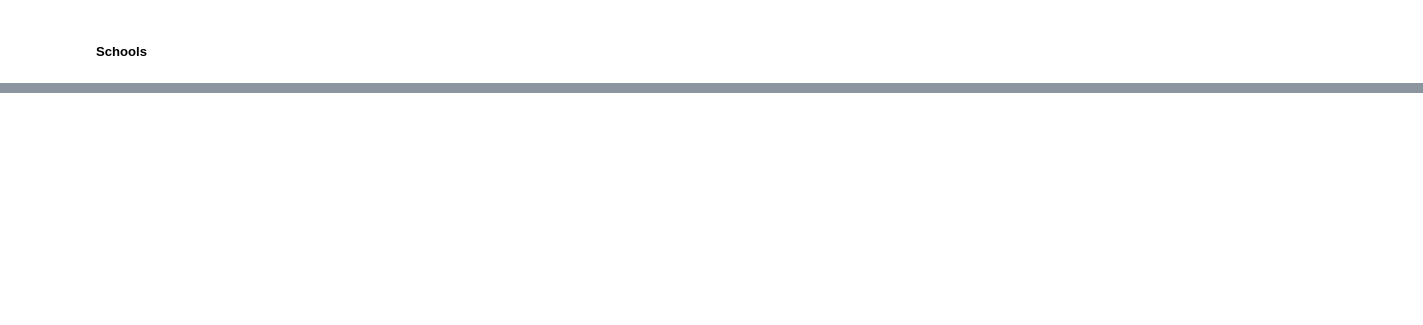
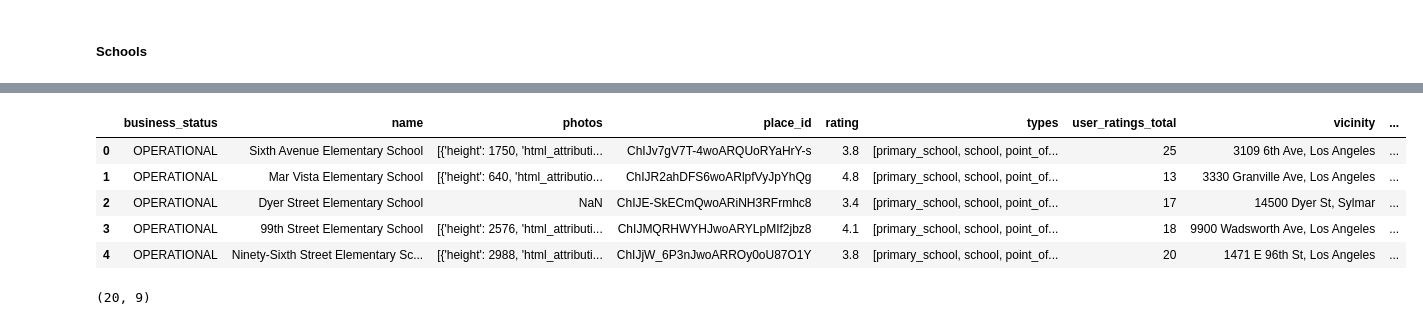
Before and after one commit to TheLazyCactus/Data_Thieves_project, a Jupyter notebook: Data-Thieves_Bea.ipynb, the cells around one changed output, grey strips where cells are left out. Saved outputs shown, nothing was run; the diff lists cells and outputs as text; code cells hidden in the pictures; blank space fills up the shorter version.

```diff
--- a/Data-Thieves_Bea.ipynb
+++ b/Data-Thieves_Bea.ipynb
@@ -140,0 +129,14 @@ df_updated_2
+# %%
+schools_df = schools_df.drop(['icon', 'icon_background_color', 'icon_mask_base_uri', 'reference', 'scope', 'geometry_location_lat', 'geometry_location_lng', 'geometry_viewport_northeast_lat', 'geometry_viewport_northeast_lng', 'geometry_viewport_southwest_lat', 'geometry_viewport_southwest_lng', 'opening_hours_open_now', 'plus_code_global_code'], axis=1)
+schools_df.head()
+# %% [output]
+|  | business_status | name | photos | place_id | rating | types | user_ratings_total | vicinity | ... |
+| 0 | OPERATIONAL | Sixth Avenue Elementary School | [{'height': 1750, 'html_attributi... | ChIJv7gV7T-4woARQUoRYaHrY-s | 3.8 | [primary_school, school, point_of... | 25 | 3109 6th Ave, Los Angeles | ... |
+| 1 | OPERATIONAL | Mar Vista Elementary School | [{'height': 640, 'html_attributio... | ChIJR2ahDFS6woARlpfVyJpYhQg | 4.8 | [primary_school, school, point_of... | 13 | 3330 Granville Ave, Los Angeles | ... |
+| 2 | OPERATIONAL | Dyer Street Elementary School | NaN | ChIJE-SkECmQwoARiNH3RFrmhc8 | 3.4 | [primary_school, school, point_of... | 17 | 14500 Dyer St, Sylmar | ... |
+| 3 | OPERATIONAL | 99th Street Elementary School | [{'height': 2576, 'html_attributi... | ChIJMQRHWYHJwoARYLpMIf2jbz8 | 4.1 | [primary_school, school, point_of... | 18 | 9900 Wadsworth Ave, Los Angeles | ... |
+| 4 | OPERATIONAL | Ninety-Sixth Street Elementary Sc... | [{'height': 2988, 'html_attributi... | ChIJjW_6P3nJwoARROy0oU87O1Y | 3.8 | [primary_school, school, point_of... | 20 | 1471 E 96th St, Los Angeles | ... |
+# %%
+schools_df.shape
+# %% [output]
+(20, 9)
```
Also changed, not shown: parts of 12 cells of this notebook.
